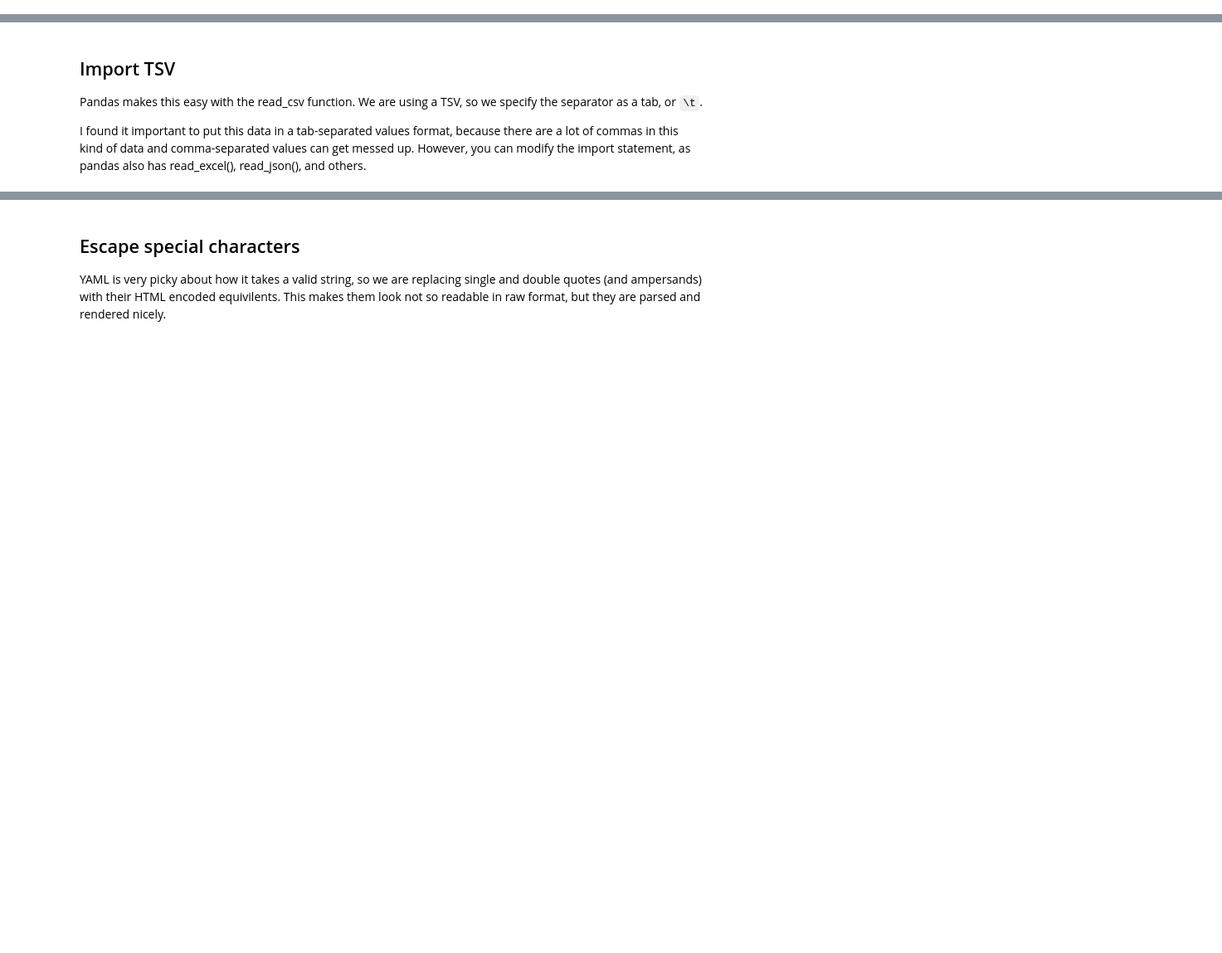
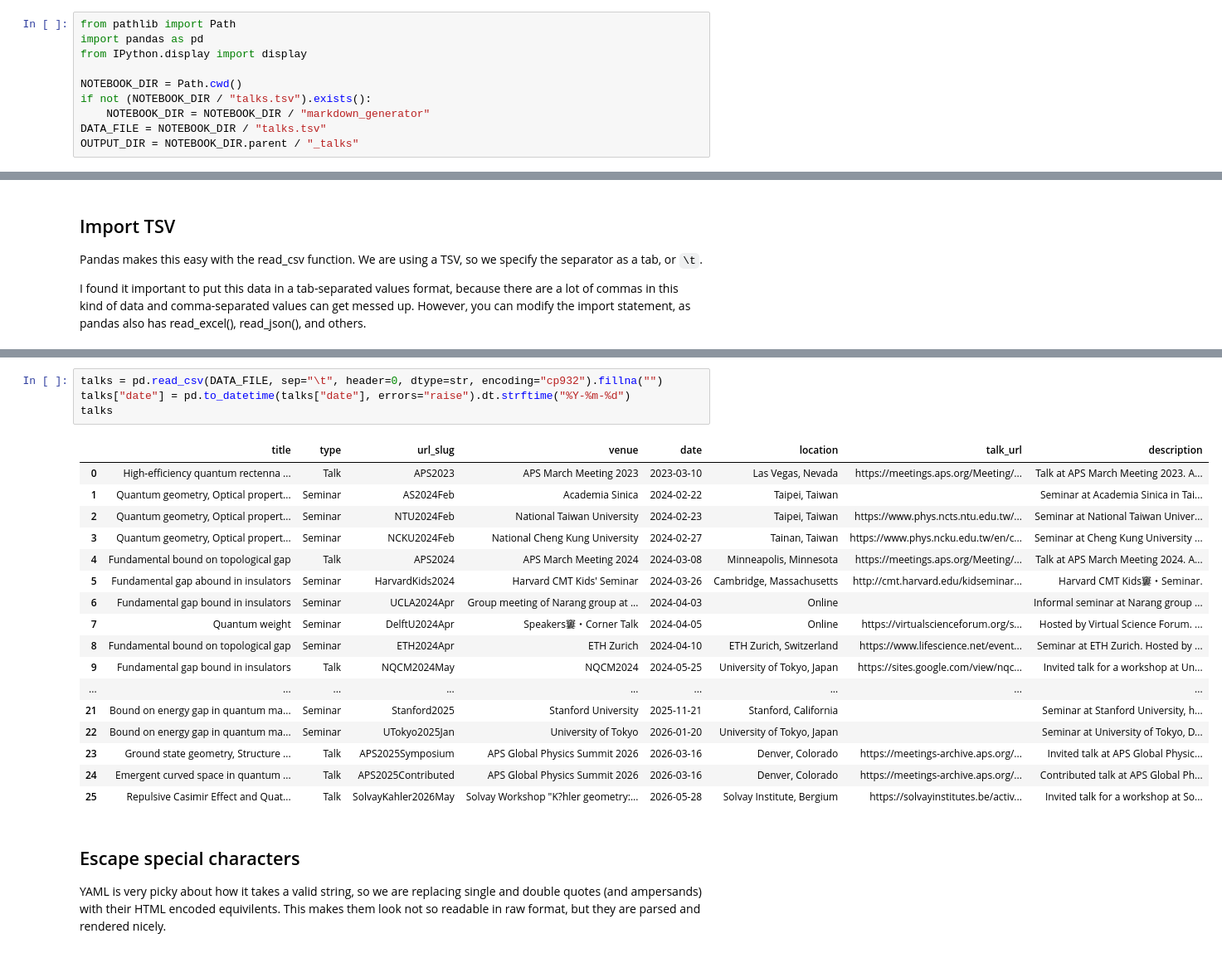
Before and after one commit to YugoOnishi/YugoOnishi.github.io, a Jupyter notebook: markdown_generator/talks.ipynb, the cells around one changed output, grey strips where cells are left out. Shown at 83% size. Saved outputs shown, nothing was run; the diff lists cells and outputs as text; blank space fills up the shorter version.

Commit message:
updated talks page

```diff
--- a/markdown_generator/talks.ipynb
+++ b/markdown_generator/talks.ipynb
@@ -10,3 +7,13 @@ import os
+# %%
+from pathlib import Path
+import pandas as pd
+from IPython.display import display
+
+NOTEBOOK_DIR = Path.cwd()
+if not (NOTEBOOK_DIR / "talks.tsv").exists():
+    NOTEBOOK_DIR = NOTEBOOK_DIR / "markdown_generator"
+DATA_FILE = NOTEBOOK_DIR / "talks.tsv"
+OUTPUT_DIR = NOTEBOOK_DIR.parent / "_talks"
 # %% [markdown]
 ## Data format
 
@@ -63,3 +55,25 @@ talks
+# %%
+talks = pd.read_csv(DATA_FILE, sep="\t", header=0, dtype=str, encoding="cp932").fillna("")
+talks["date"] = pd.to_datetime(talks["date"], errors="raise").dt.strftime("%Y-%m-%d")
+talks
+# %% [output]
+|  | title | type | url_slug | venue | date | location | talk_url | description |
+| 0 | High-efficiency quantum rectenna ... | Talk | APS2023 | APS March Meeting 2023 | 2023-03-10 | Las Vegas, Nevada | https://meetings.aps.org/Meeting/... | Talk at APS March Meeting 2023. A... |
+| 1 | Quantum geometry, Optical propert... | Seminar | AS2024Feb | Academia Sinica | 2024-02-22 | Taipei, Taiwan |  | Seminar at Academia Sinica in Tai... |
+| 2 | Quantum geometry, Optical propert... | Seminar | NTU2024Feb | National Taiwan University | 2024-02-23 | Taipei, Taiwan | https://www.phys.ncts.ntu.edu.tw/... | Seminar at National Taiwan Univer... |
+| 3 | Quantum geometry, Optical propert... | Seminar | NCKU2024Feb | National Cheng Kung University | 2024-02-27 | Tainan, Taiwan | https://www.phys.ncku.edu.tw/en/c... | Seminar at Cheng Kung University ... |
+| 4 | Fundamental bound on topological gap | Talk | APS2024 | APS March Meeting 2024 | 2024-03-08 | Minneapolis, Minnesota | https://meetings.aps.org/Meeting/... | Talk at APS March Meeting 2024. A... |
+| 5 | Fundamental gap abound in insulators | Seminar | HarvardKids2024 | Harvard CMT Kids' Seminar | 2024-03-26 | Cambridge, Massachusetts | http://cmt.harvard.edu/kidseminar... | Harvard CMT Kids窶・Seminar. |
+| 6 | Fundamental gap bound in insulators | Seminar | UCLA2024Apr | Group meeting of Narang group at ... | 2024-04-03 | Online |  | Informal seminar at Narang group ... |
+| 7 | Quantum weight | Seminar | DelftU2024Apr | Speakers窶・Corner Talk | 2024-04-05 | Online | https://virtualscienceforum.org/s... | Hosted by Virtual Science Forum. ... |
+| 8 | Fundamental bound on topological gap | Seminar | ETH2024Apr | ETH Zurich | 2024-04-10 | ETH Zurich, Switzerland | https://www.lifescience.net/event... | Seminar at ETH Zurich. Hosted by ... |
+| 9 | Fundamental gap bound in insulators | Talk | NQCM2024May | NQCM2024 | 2024-05-25 | University of Tokyo, Japan | https://sites.google.com/view/nqc... | Invited talk for a workshop at Un... |
+| ... | ... | ... | ... | ... | ... | ... | ... | ... |
+| 21 | Bound on energy gap in quantum ma... | Seminar | Stanford2025 | Stanford University | 2025-11-21 | Stanford, California |  | Seminar at Stanford University, h... |
+| 22 | Bound on energy gap in quantum ma... | Seminar | UTokyo2025Jan | University of Tokyo | 2026-01-20 | University of Tokyo, Japan |  | Seminar at University of Tokyo, D... |
+| 23 | Ground state geometry, Structure ... | Talk | APS2025Symposium | APS Global Physics Summit 2026 | 2026-03-16 | Denver, Colorado | https://meetings-archive.aps.org/... | Invited talk at APS Global Physic... |
+| 24 | Emergent curved space in quantum ... | Talk | APS2025Contributed | APS Global Physics Summit 2026 | 2026-03-16 | Denver, Colorado | https://meetings-archive.aps.org/... | Contributed talk at APS Global Ph... |
+| 25 | Repulsive Casimir Effect and Quat... | Talk | SolvayKahler2026May | Solvay Workshop "K?hler geometry:... | 2026-05-28 | Solvay Institute, Bergium | https://solvayinstitutes.be/activ... | Invited talk for a workshop at So... |
 # %% [markdown]
 ## Escape special characters
 
```
Also changed, not shown: parts of 8 cells of this notebook, 23 other files.
